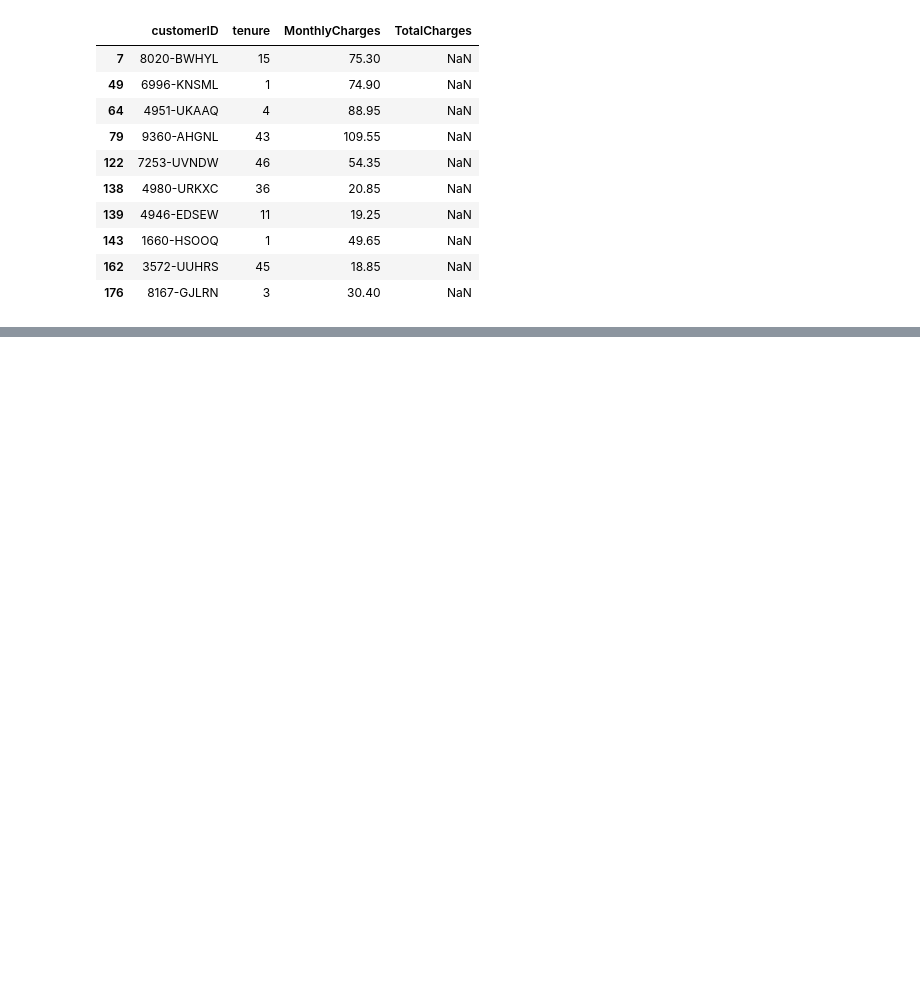
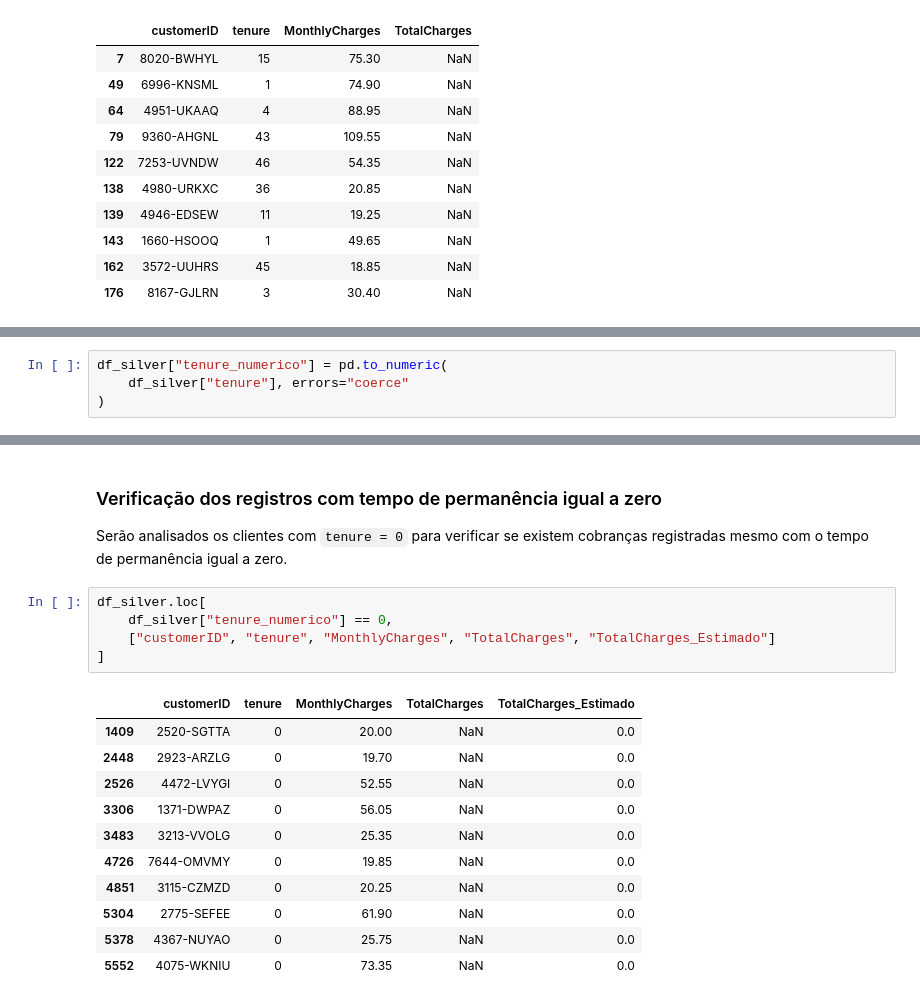
Before and after one commit to gziinx/PII2_databricks, a Jupyter notebook: 02_silver.ipynb, the cells around one changed output, grey strips where cells are left out. Cells and saved outputs as stored; diff of their text form; blank space fills up the shorter version.

```diff
--- a/02_silver.ipynb
+++ b/02_silver.ipynb
@@ -267,0 +523,4 @@ df_silver.loc[
+# %%
+df_silver["tenure_numerico"] = pd.to_numeric(
+    df_silver["tenure"], errors="coerce"
+)
@@ -267,0 +593,21 @@ df_silver.loc[
+# %% [markdown]
+### Verificação dos registros com tempo de permanência igual a zero
+
+Serão analisados os clientes com `tenure = 0` para verificar se existem cobranças registradas mesmo com o tempo de permanência igual a zero.
+# %%
+df_silver.loc[
+    df_silver["tenure_numerico"] == 0,
+    ["customerID", "tenure", "MonthlyCharges", "TotalCharges", "TotalCharges_Estimado"]
+]
+# %% [output]
+|  | customerID | tenure | MonthlyCharges | TotalCharges | TotalCharges_Estimado |
+| 1409 | 2520-SGTTA | 0 | 20.00 | NaN | 0.0 |
+| 2448 | 2923-ARZLG | 0 | 19.70 | NaN | 0.0 |
+| 2526 | 4472-LVYGI | 0 | 52.55 | NaN | 0.0 |
+| 3306 | 1371-DWPAZ | 0 | 56.05 | NaN | 0.0 |
+| 3483 | 3213-VVOLG | 0 | 25.35 | NaN | 0.0 |
+| 4726 | 7644-OMVMY | 0 | 19.85 | NaN | 0.0 |
+| 4851 | 3115-CZMZD | 0 | 20.25 | NaN | 0.0 |
+| 5304 | 2775-SEFEE | 0 | 61.90 | NaN | 0.0 |
+| 5378 | 4367-NUYAO | 0 | 25.75 | NaN | 0.0 |
+| 5552 | 4075-WKNIU | 0 | 73.35 | NaN | 0.0 |
```
Also changed, not shown: parts of 41 cells of this notebook, 7 other files.
